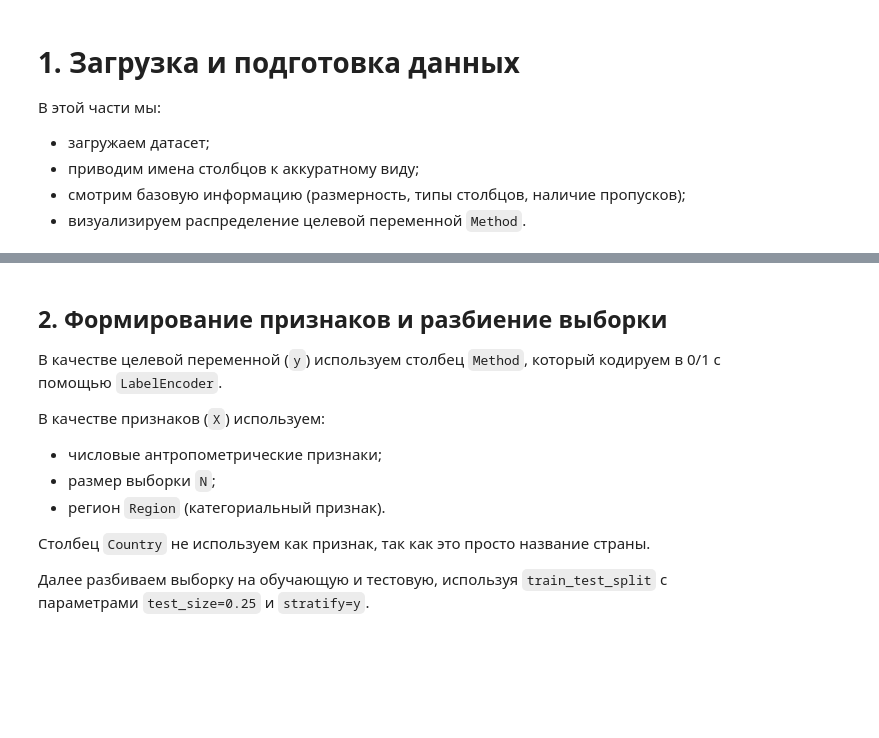
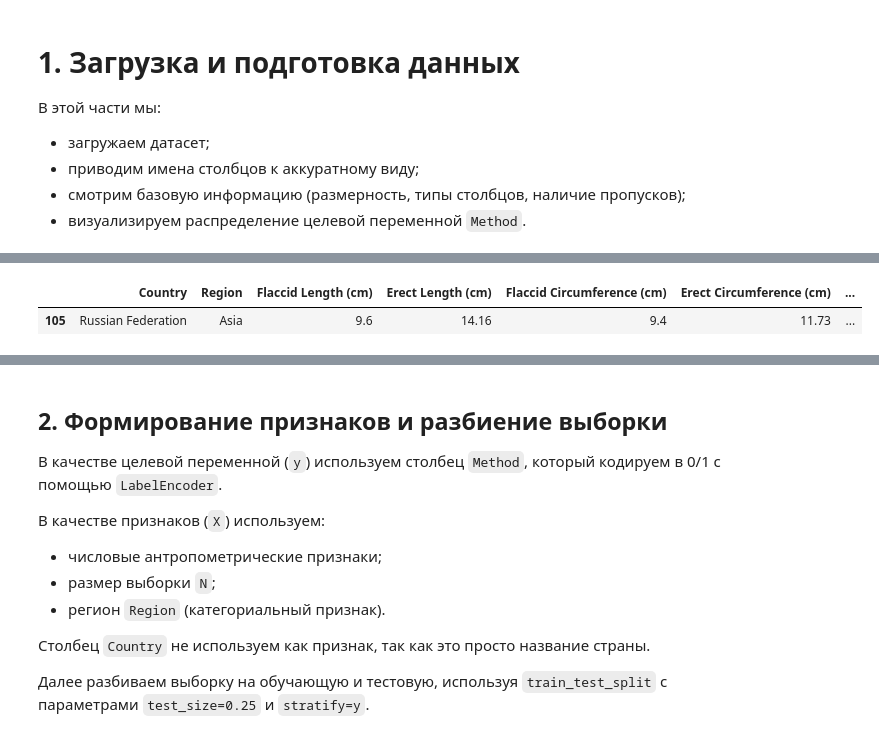
Before and after one commit to Mafun-gpu/Lab-3-Egor, a Jupyter notebook: Untitled-1.ipynb, the cells around one changed output, grey strips where cells are left out. Drawn from its saved outputs; the diff is of its cells as text; code cells hidden in the pictures; blank space fills up the shorter version.

```diff
--- a/Untitled-1.ipynb
+++ b/Untitled-1.ipynb
@@ -56,3 +69,8 @@ df.head()
+# %%
+df[df['Country'] == 'Russian Federation']
+# %% [output]
+|  | Country | Region | Flaccid Length (cm) | Erect Length (cm) | Flaccid Circumference (cm) | Erect Circumference (cm) | ... |
+| 105 | Russian Federation | Asia | 9.6 | 14.16 | 9.4 | 11.73 | ... |
 # %%
 plt.figure(figsize=(6, 4))
 sns.countplot(x="Method", data=df)
```
Also changed, not shown: parts of 11 cells of this notebook, 1 other file.
